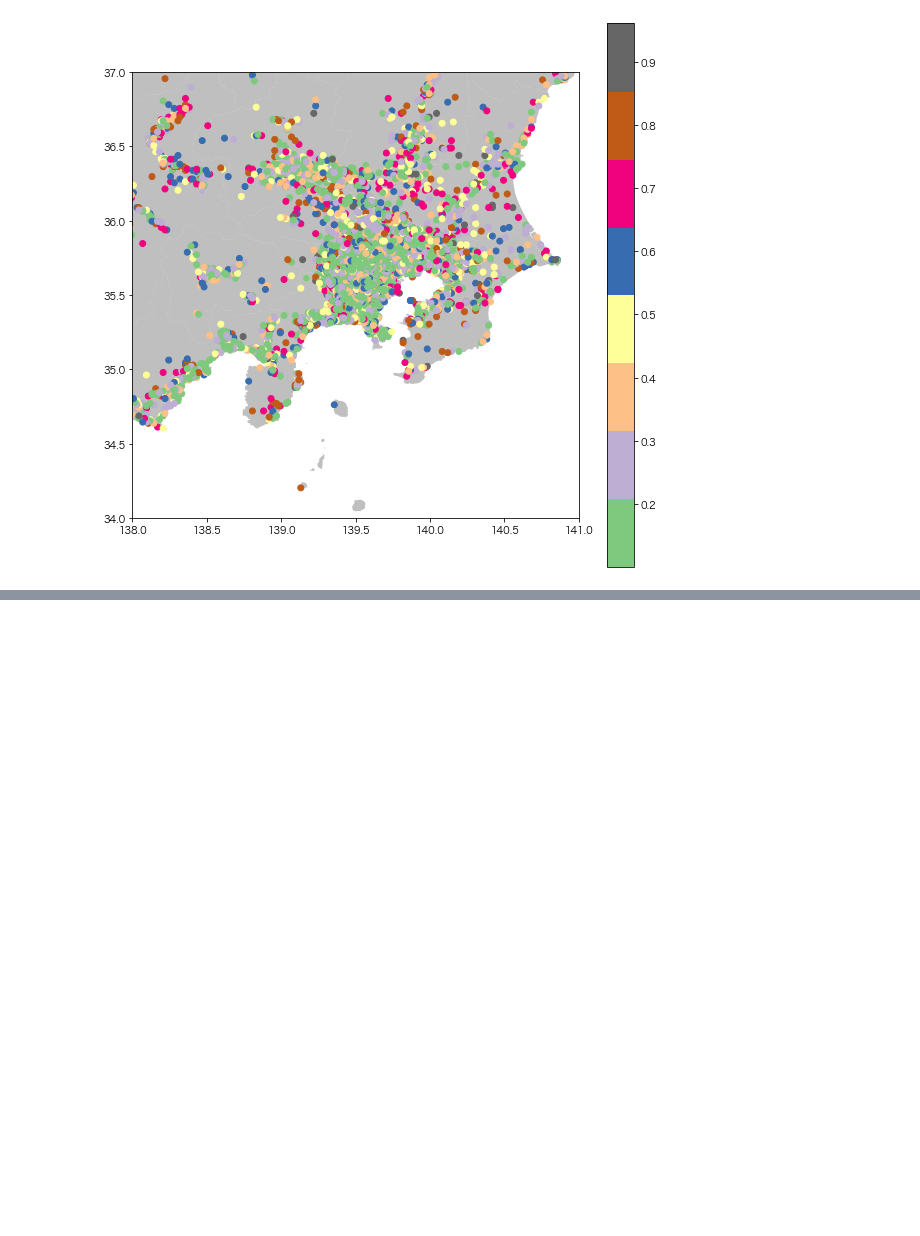
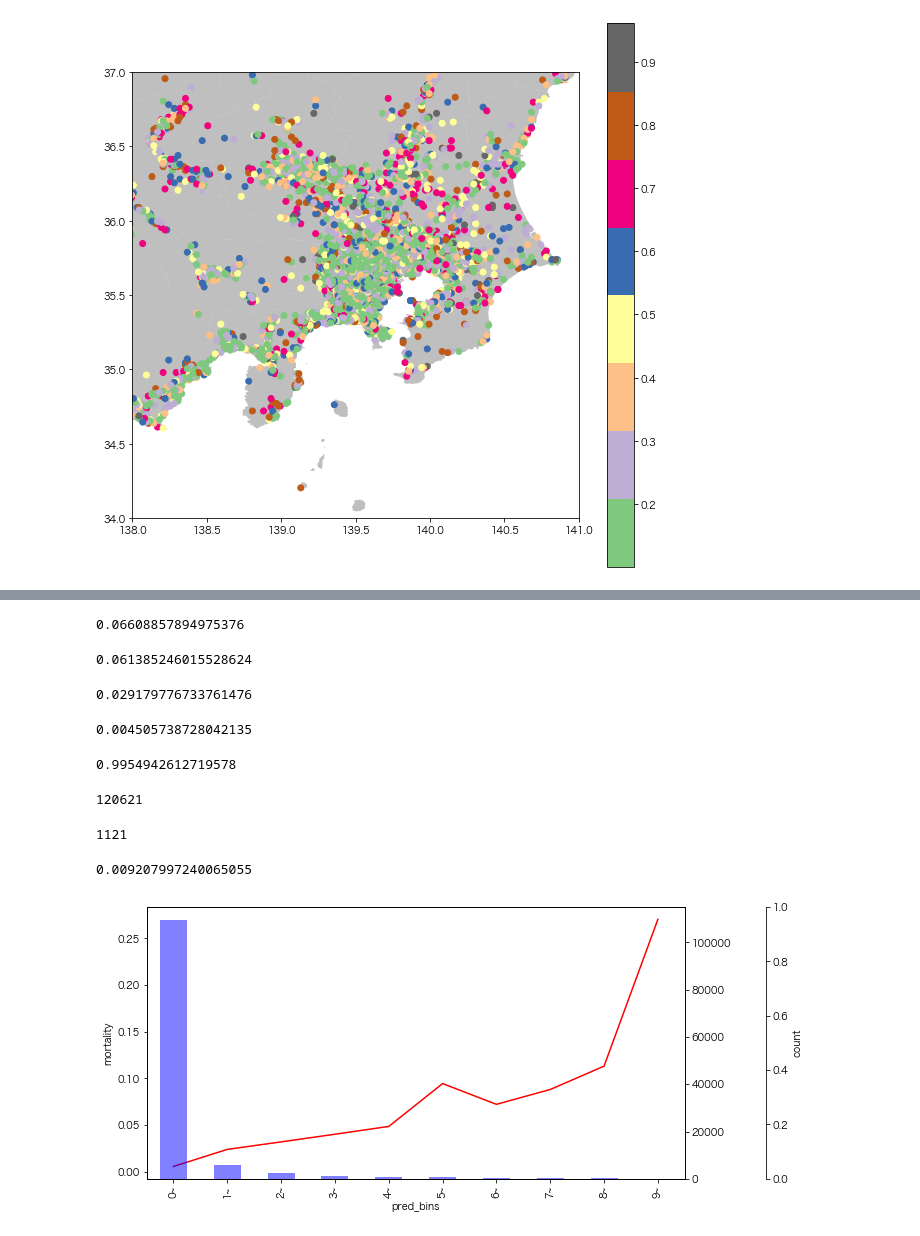
Before and after one commit to KamonohashiPerry/traffic_accident_analysis, a Jupyter notebook: Traffic_Accident_Analysis.ipynb, the cells around one changed output, grey strips where cells are left out. Saved outputs shown, nothing was run; the diff lists cells and outputs as text; code cells hidden in the pictures; blank space fills up the shorter version.

```diff
--- a/Traffic_Accident_Analysis.ipynb
+++ b/Traffic_Accident_Analysis.ipynb
@@ -2165,0 +2224,20 @@ plt.ylim([34,37]);
+# %%
+import pickle
+
+filename = 'src/finalized_model_auc.sav'
+# filename = 'src/finalized_model.sav'
+loaded_model = pickle.load(open(filename, 'rb'))
+# %%
+# y_pred_test = model.predict_proba(X_test.drop(columns=["third_mesh"]))
+y_pred_test = loaded_model.predict_proba(X_test.drop(columns=["third_mesh"]))
+y_pred_oof = (y_pred_test[:,1] > y_pred_test[:,1].mean()).astype(int)
+# y_pred_oof = (y_pred_test[:,1] > 0.5).astype(int)
+
+labels = ['ok', 'ng']
+cm =  confusion_matrix(np.where(y_test.values == 1, 'ok', 'ng'),
+                        np.where(  y_pred_oof == 1, 'ok', 'ng'), labels=labels)
+
+# データフレームに変換
+cm_labeled = pd.DataFrame(cm, columns=labels, index=labels)
+
+print(cm_labeled)
@@ -2165,0 +2276,52 @@ plt.ylim([34,37]);
+# %%
+average_precision_score(y_test.values, y_pred_test[:,1])
+# %% [output]
+0.06608857894975376
+# %%
+average_precision_score(y_test.values, y_pred_test[:,1])
+# %% [output]
+0.061385246015528624
+# %%
+cm[0,0]  /(cm[0,0] + cm[1,0])
+# %% [output]
+0.029179776733761476
+# %%
+cm[0,1]  /(cm[0,1] + cm[1,1])
+# %% [output]
+0.004505738728042135
+# %%
+cm[1,1]  /(cm[0,1] + cm[1,1])
+# %% [output]
+0.9954942612719578
+# %%
+y_test.size - y_test.sum()
+# %% [output]
+120621
+# %%
+y_test.sum()
+# %% [output]
+1121
+# %%
+y_test.mean()
+# %% [output]
+0.009207997240065055
+# %%
+result_df = pd.DataFrame(y_pred_test[:,1], columns=["pred_value"])
+result_df["death_flag"] = y_test.values
+result_df["third_mesh"] = test_X.third_mesh
+result_df["prefecture"] = test_df.pref_name
+
+bins = [0, 0.1, 0.2, 0.3, 0.4, 0.5, 0.6, 0.7, 0.8, 0.9, 1.0]
+labels=["0~", "1~", "2~","3~","4~","5~", "6~", "7~", "8~", "9~"]
+
+result_df['pred_bins'] = pd.cut(result_df['pred_value'],
+                                             bins=bins,
+                                             labels=labels,
+                                             include_lowest=True)
+# %%
+target_string = 'pred_bins'
+df_summary = GroupbyPlot(df=result_df,
+                         group=target_string,
+                         target="death_flag", y_label="mortality", x_label=target_string)
+# %% [output]
+[figure, added]
```
Also changed, not shown: parts of 13 cells of this notebook, 2 other files.
